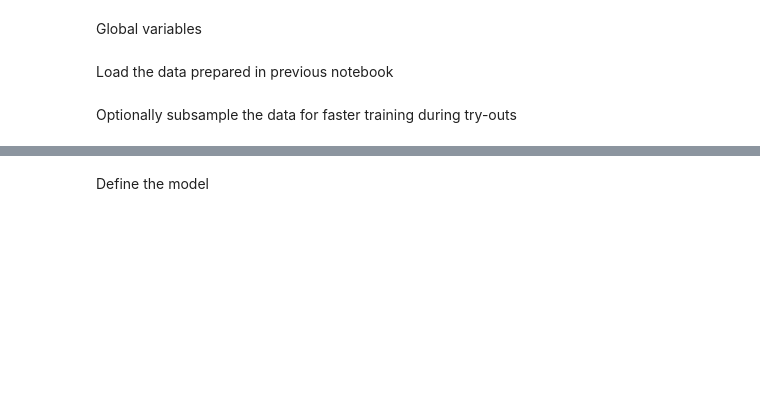
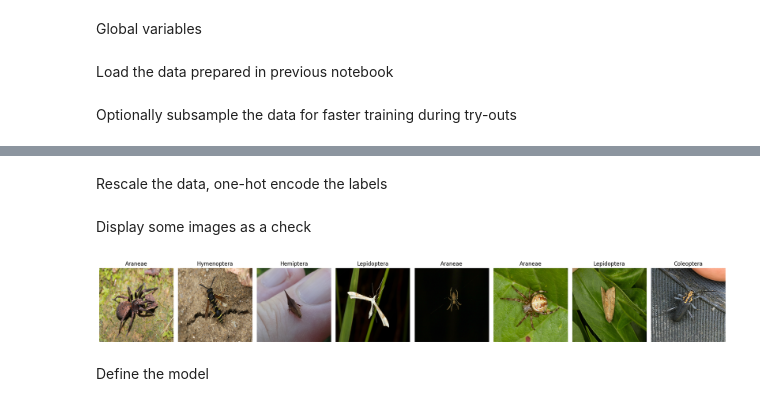
Before and after one commit to aot29/arthropod_taxonomy, a Jupyter notebook: 02_cnn.ipynb, the cells around one changed output, grey strips where cells are left out. Cells and saved outputs as stored; diff of their text form; code cells hidden in the pictures; blank space fills up the shorter version.

```diff
--- a/02_cnn.ipynb
+++ b/02_cnn.ipynb
@@ -54,6 +50,6 @@ Optionally subsample the data for faster training during try-outs
 import random
 
 # Get a smaller random sample
-idx = random.sample(range(len(X_train)-1), NUM_SAMPLES)
-X_train_sub = X_train[idx]
-y_train_sub = y_train[idx]
+idx = random.sample(range(len(X)-1), NUM_SAMPLES)
+X = X[idx]
+y = y[idx]
@@ -69,0 +56,20 @@ model.add(Dense(output_classes, activation='softmax'))
+# %% [markdown]
+Rescale the data, one-hot encode the labels
+# %%
+# Convert pixels into floating point numbers
+#data = X.astype(np.float32)
+
+# Rescale pixel values between -0.5 and 0.5
+data = (X.astype(np.float32) - 128) / 255
+# %%
+# Split into train and test sets
+#X_train, X_test, y_train, y_test = train_test_split(
+#    # Reshape images
+#    data.reshape(-1, input_width, input_height, input_depth), # Single channel (grayscale)
+#    y,
+#    test_size=500, random_state=0
+#)
+X = X.reshape(-1, input_width, input_height, input_depth)
+# Print shape
+#print('Train:', X_train.shape, y_train.shape)
+#print('Test:', X_test.shape, y_test.shape)
@@ -70,2 +80,23 @@ model.add(Dense(output_classes, activation='softmax'))
+# %% [markdown]
+Display some images as a check
+# %%
+from PIL import Image
+%matplotlib inline
+import matplotlib.pyplot as plt
+
+check_images = 8
+idx = random.sample(range(len(X)-1), check_images)
+fig, ax = plt.subplots(1, check_images, figsize=(20, 10))
+for i, id in enumerate(idx):
+    data = X[id].astype('uint8')
+    img = Image.fromarray(data, 'RGB')
+    ax[i].imshow(img)
+    class_name = classes[list(y[id]).index(1)]
+    ax[i].set_title(class_name)
+    ax[i].axis('off')
+plt.tight_layout()
+plt.show();
+# %% [output]
+[figure, added]
 # %% [markdown]
 Define the model
```
Also changed, not shown: parts of 16 cells of this notebook, 7 other files.
